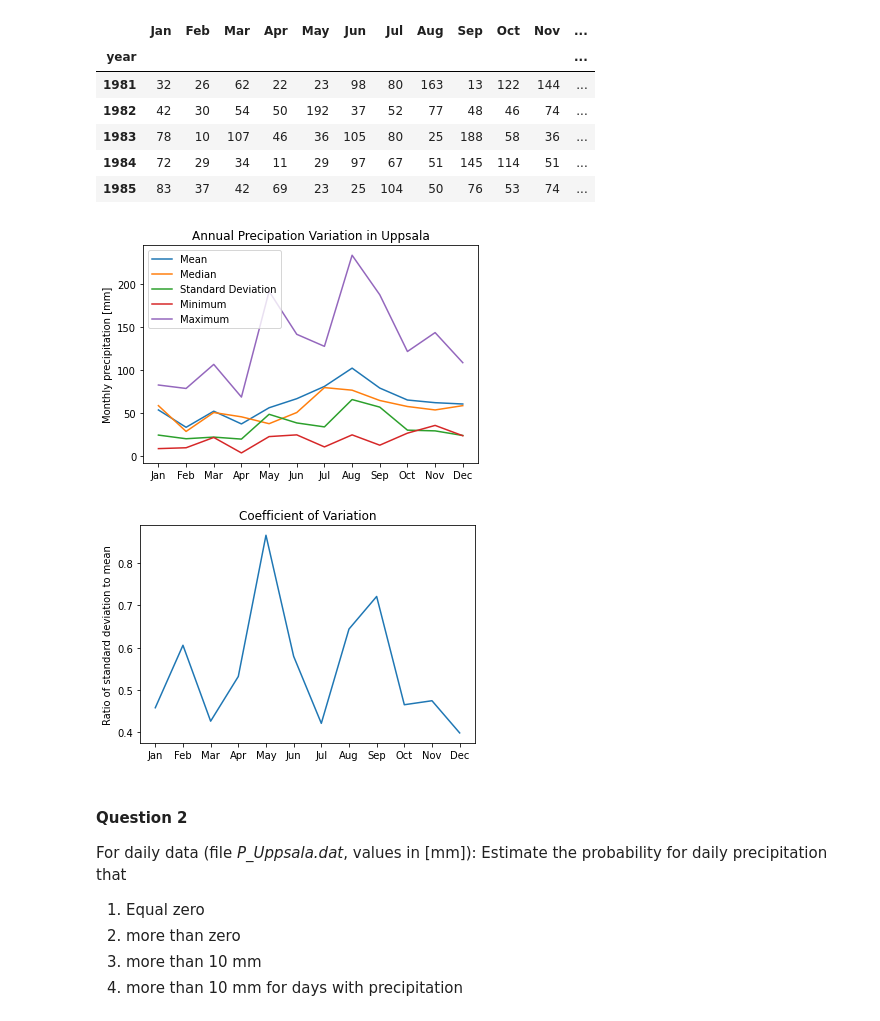
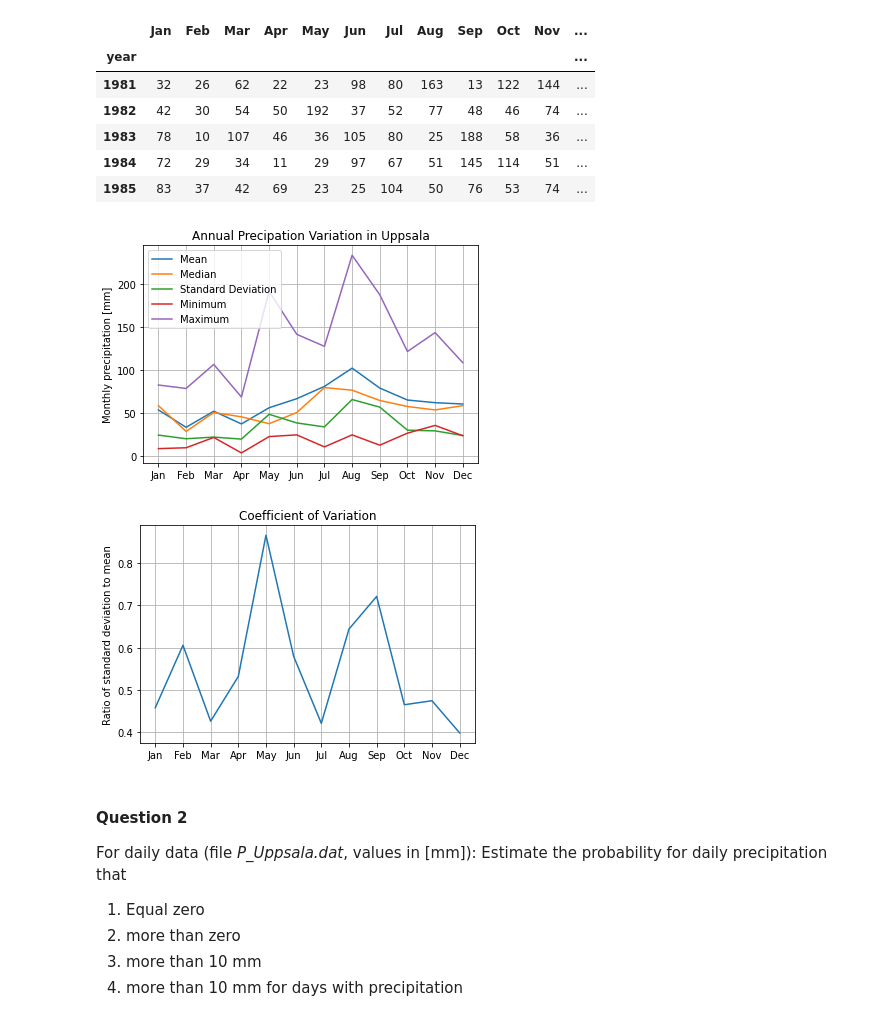
Before and after one commit to astridbg/geo4300, a Jupyter notebook: ex1_probability_distributions.ipynb, the cells around one changed output. Cells and saved outputs as stored; diff of their text form; code cells hidden in the pictures.

```diff
--- a/ex1_probability_distributions.ipynb
+++ b/ex1_probability_distributions.ipynb
@@ -55,22 +55,24 @@ monthly_max = monthly_data.max(axis=0) # calculating monthly maximum
 # %%
 # Making plots to show the annual variation
 plt.title('Annual Precipation Variation in Uppsala')
 plt.plot(monthly_mean, label='Mean')
 plt.plot(monthly_median, label='Median')
 plt.plot(monthly_std, label='Standard Deviation')
 plt.plot(monthly_min, label='Minimum')
 plt.plot(monthly_max, label='Maximum')
 plt.legend(loc='best')
 plt.ylabel('Monthly precipitation [mm]')
+plt.grid()
 plt.show()
 
 plt.title('Coefficient of Variation')
 plt.plot(monthly_cv)
 plt.ylabel('Ratio of standard deviation to mean')
+plt.grid()
 plt.show()
 # %% [output]
-[figure, old version]
+[figure, new version]
-[figure, old version]
+[figure, new version]
 # %% [markdown]
 #### Question 2
 
```
Also changed, not shown: parts of 14 cells of this notebook.
